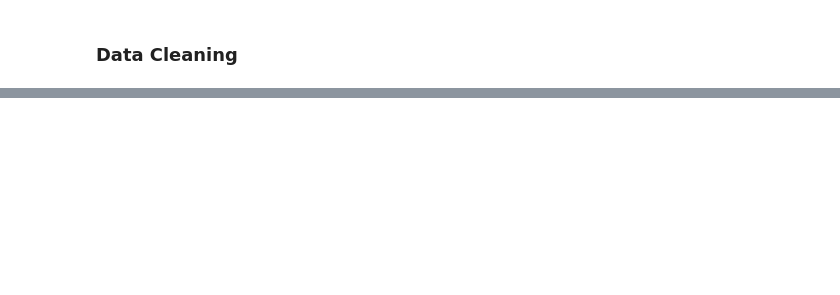
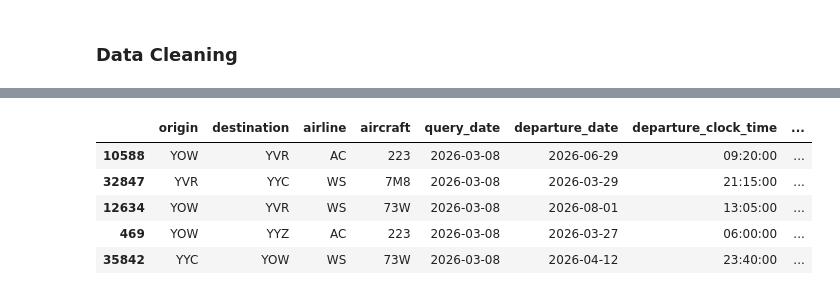
Before and after one commit to sheenamrv/flight-price-prediction-web-app, a Jupyter notebook: data cleaning and eda/data cleaning.ipynb, the cells around one changed output, grey strips where cells are left out. Cells and saved outputs as stored; diff of their text form; code cells hidden in the pictures; blank space fills up the shorter version.

```diff
--- a/data cleaning and eda/data cleaning.ipynb
+++ b/data cleaning and eda/data cleaning.ipynb
@@ -24,0 +88,8 @@ df.head()
+# %%
+df['departure_time'] = pd.to_datetime(df['departure_time'])
+df['arrival_time'] = pd.to_datetime(df['arrival_time'])
+
+df['departure_date'] = df['departure_time'].dt.date
+df['departure_clock_time'] = df['departure_time'].dt.time
+df['arrival_date'] = df['arrival_time'].dt.date
+df['arrival_clock_time'] = df['arrival_time'].dt.time
@@ -24,0 +103,27 @@ df.head()
+# %%
+# rearrage columns
+df = df.loc[:,
+       ['origin', 'destination', 'airline', 'aircraft', 'query_date'
+        ,'departure_date','departure_clock_time', 'day_of_week','month', 'arrival_date','arrival_clock_time'
+        , 'days_until_departure','trip_duration_minutes','number_of_stops',
+        'bookable_seats','currency','base_price','total_price']]
+
+# rename columns for clarity
+df.rename(columns = {'day_of_week' : 'day_of_week_departure',
+                     'month' : 'month_departure'}, inplace = True)
+# %%
+# convert euros to cad
+df['base_price_cad'] = round(df['base_price'] * 1.58, 2)
+df['total_price_cad'] = round(df['total_price'] * 1.58, 2)
+
+# drop base_price and currency
+df.drop(['base_price','total_price','currency'], axis=1, inplace= True)
+# %%
+df.sample(5)
+# %% [output]
+|  | origin | destination | airline | aircraft | query_date | departure_date | departure_clock_time | ... |
+| 10588 | YOW | YVR | AC | 223 | 2026-03-08 | 2026-06-29 | 09:20:00 | ... |
+| 32847 | YVR | YYC | WS | 7M8 | 2026-03-08 | 2026-03-29 | 21:15:00 | ... |
+| 12634 | YOW | YVR | WS | 73W | 2026-03-08 | 2026-08-01 | 13:05:00 | ... |
+| 469 | YOW | YYZ | AC | 223 | 2026-03-08 | 2026-03-27 | 06:00:00 | ... |
+| 35842 | YYC | YOW | WS | 73W | 2026-03-08 | 2026-04-12 | 23:40:00 | ... |
```
Also changed, not shown: parts of 19 cells of this notebook, 3 other files.
